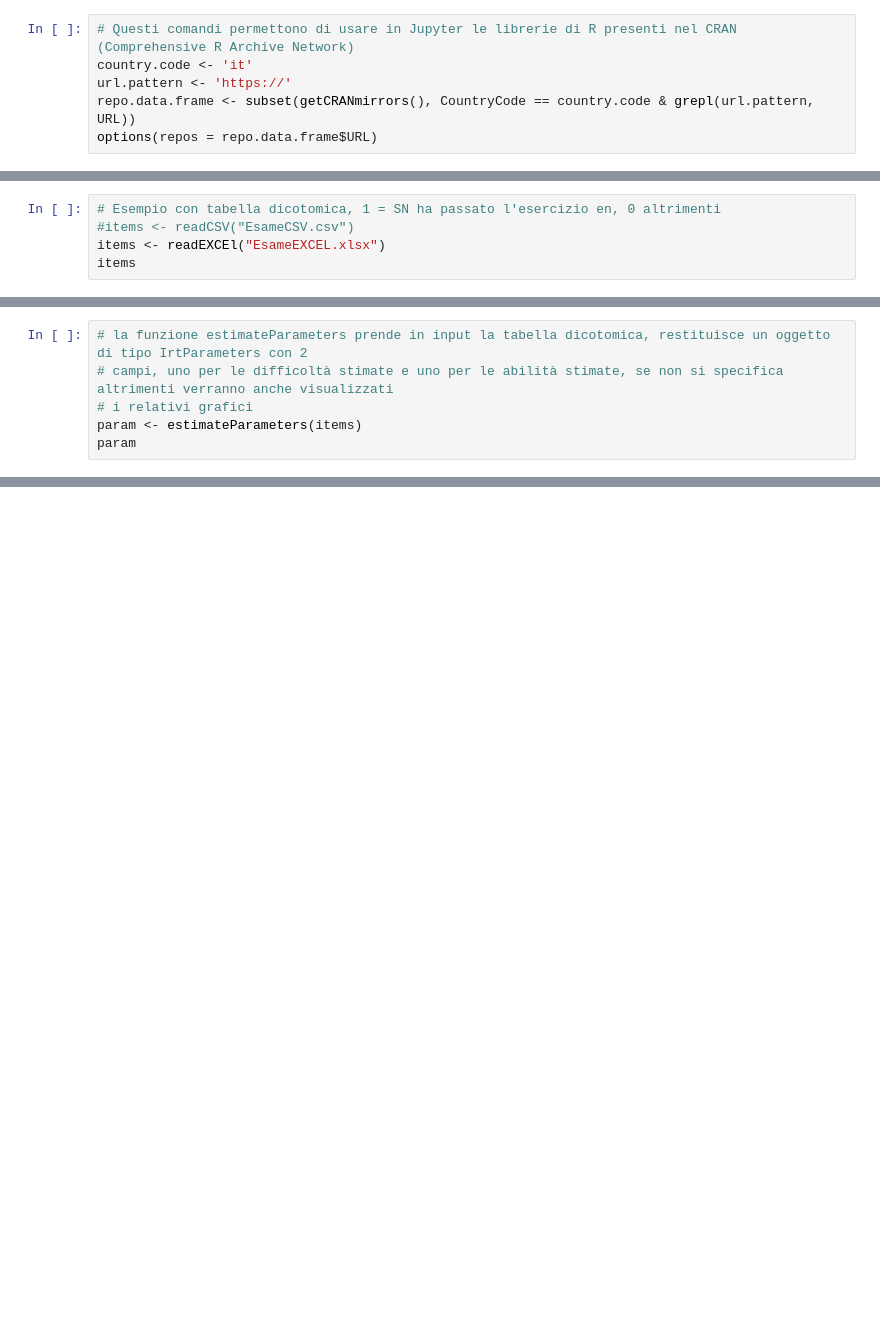
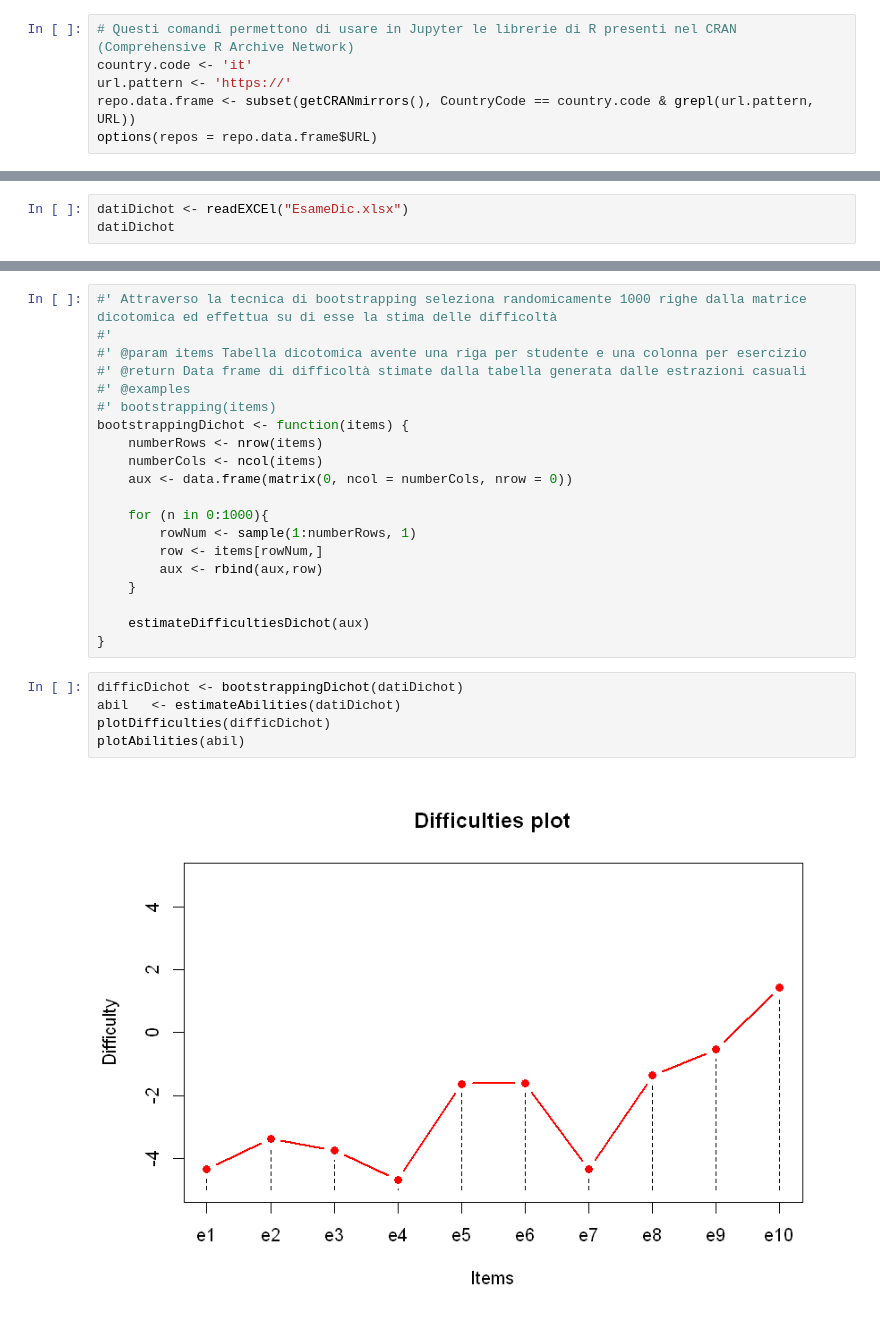
Before and after one commit to MarcoCordoni95/TesiTriennale-ItemResponseTheory, a Jupyter notebook: IRT.ipynb, the cells around one changed output, grey strips where cells are left out. Drawn from its saved outputs; the diff is of its cells as text; blank space fills up the shorter version.

Commit message:
Corretto stimatore difficoltà con package ltm, inserita simulazione e validazione per dati dicotomici

```diff
--- a/IRT.ipynb
+++ b/IRT.ipynb
@@ -129,5 +71,0 @@ correctProbabilites <- function(items, diff, abil) {
-# %%
-# Esempio con tabella dicotomica, 1 = SN ha passato l'esercizio en, 0 altrimenti
-#items <- readCSV("EsameCSV.csv")
-items <- readEXCEl("EsameEXCEL.xlsx")
-items
@@ -152,6 +71,0 @@ items
-# %%
-# la funzione estimateParameters prende in input la tabella dicotomica, restituisce un oggetto di tipo IrtParameters con 2
-# campi, uno per le difficoltà stimate e uno per le abilità stimate, se non si specifica altrimenti verranno anche visualizzati
-# i relativi grafici
-param <- estimateParameters(items)
-param
@@ -192,0 +72,3 @@ correctProbabilites(items, getDiff(param), getAbil(param))
+# %%
+datiDichot <- readEXCEl("EsameDic.xlsx")
+datiDichot
@@ -192,0 +149,27 @@ correctProbabilites(items, getDiff(param), getAbil(param))
+# %%
+#' Attraverso la tecnica di bootstrapping seleziona randomicamente 1000 righe dalla matrice dicotomica ed effettua su di esse la stima delle difficoltà
+#'
+#' @param items Tabella dicotomica avente una riga per studente e una colonna per esercizio
+#' @return Data frame di difficoltà stimate dalla tabella generata dalle estrazioni casuali
+#' @examples
+#' bootstrapping(items)
+bootstrappingDichot <- function(items) {
+    numberRows <- nrow(items)
+    numberCols <- ncol(items)
+    aux <- data.frame(matrix(0, ncol = numberCols, nrow = 0))
+
+    for (n in 0:1000){
+        rowNum <- sample(1:numberRows, 1)
+        row <- items[rowNum,]
+        aux <- rbind(aux,row)
+    }
+
+    estimateDifficultiesDichot(aux)
+}
+# %%
+difficDichot <- bootstrappingDichot(datiDichot)
+abil   <- estimateAbilities(datiDichot)
+plotDifficulties(difficDichot)
+plotAbilities(abil)
+# %% [output]
+[figure, added]
```
Also changed, not shown: parts of 15 cells of this notebook, 4 other files.
